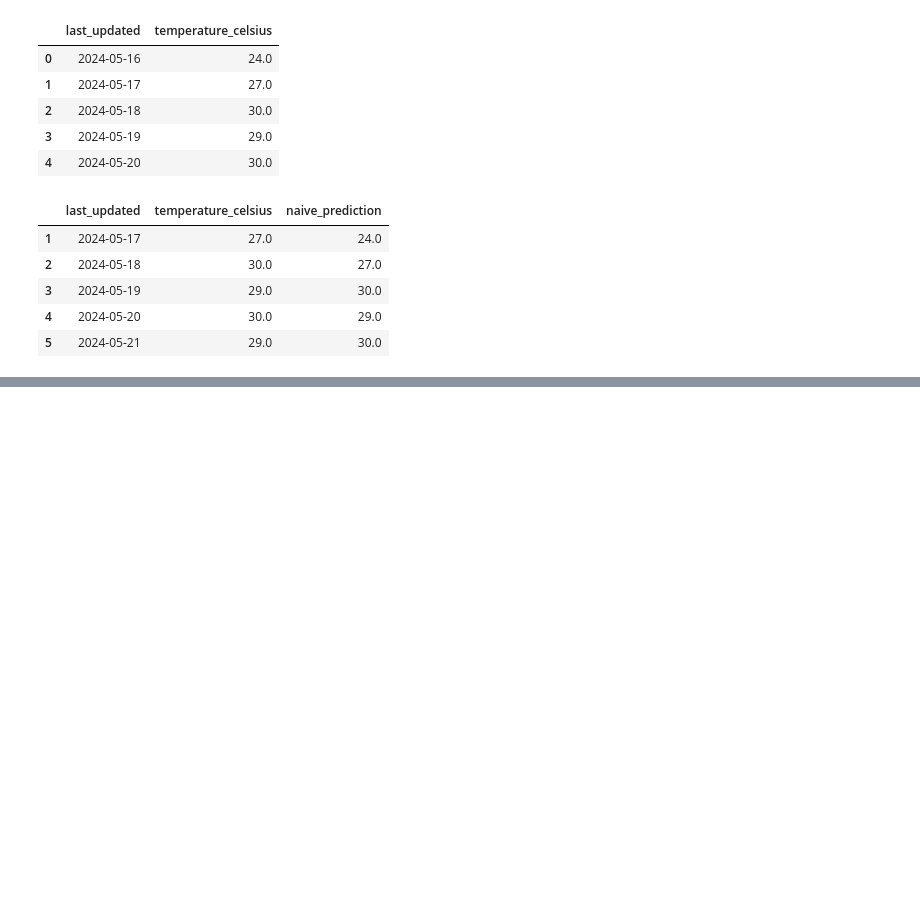
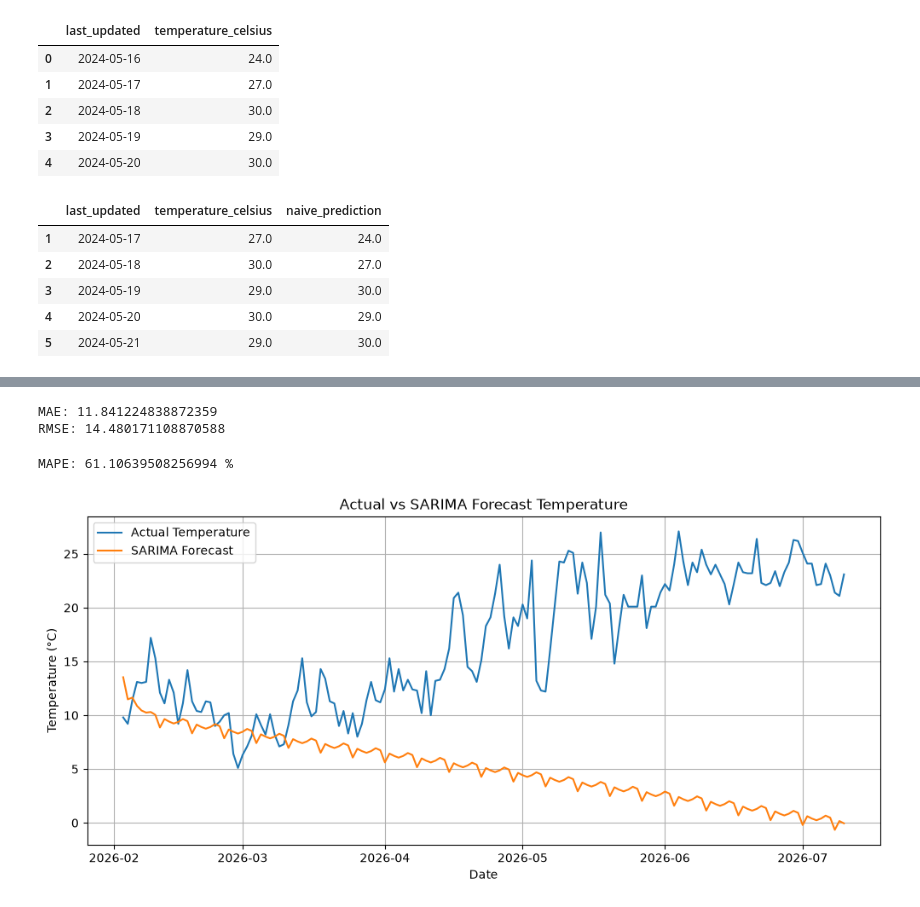
Before and after one commit to MOHAMMADSMAIL/-Weather-Trend-Forecasting, a Jupyter notebook: notebooks/02_model_building.ipynb, the cells around one changed output, grey strips where cells are left out. Saved outputs shown, nothing was run; the diff lists cells and outputs as text; code cells hidden in the pictures; blank space fills up the shorter version.

Commit message:
complete time series forecasting model and evaluation

```diff
--- a/notebooks/02_model_building.ipynb
+++ b/notebooks/02_model_building.ipynb
@@ -86,0 +113,50 @@ NameError: name 'train_df' is not defined
+# %%
+from sklearn.metrics import mean_absolute_error, mean_squared_error
+import numpy as np
+
+forecast = sarima_model.forecast(steps=len(test_series))
+mae = mean_absolute_error(test_series, forecast)
+
+rmse = np.sqrt(
+    mean_squared_error(test_series, forecast)
+)
+print("MAE:", mae)
+print("RMSE:", rmse)
+# %% [output]
+MAE: 11.841224838872359
+RMSE: 14.480171108870588
+# %%
+from sklearn.metrics import mean_absolute_percentage_error
+
+mape = mean_absolute_percentage_error(test_series, forecast) * 100
+
+print("MAPE:", mape, "%")
+# %% [output]
+MAPE: 61.10639508256994 %
+# %%
+import matplotlib.pyplot as plt
+
+plt.figure(figsize=(12,5))
+
+plt.plot(
+    test_series.index,
+    test_series,
+    label="Actual Temperature"
+)
+
+plt.plot(
+    test_series.index,
+    forecast,
+    label="SARIMA Forecast"
+)
+
+plt.title("Actual vs SARIMA Forecast Temperature")
+plt.xlabel("Date")
+plt.ylabel("Temperature (°C)")
+
+plt.legend()
+plt.grid()
+
+plt.show()
+# %% [output]
+[figure, added]
```
Also changed, not shown: parts of 3 cells of this notebook, 1 other file.
